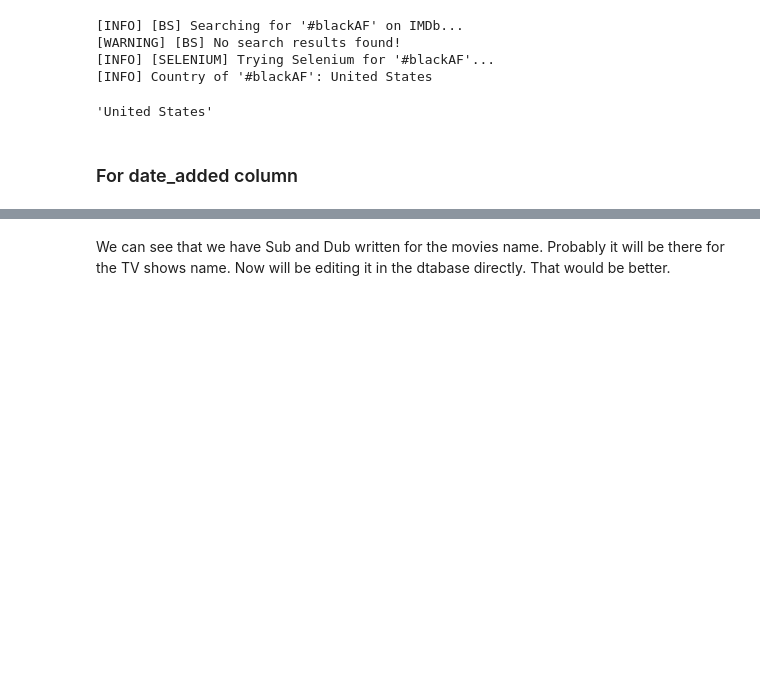
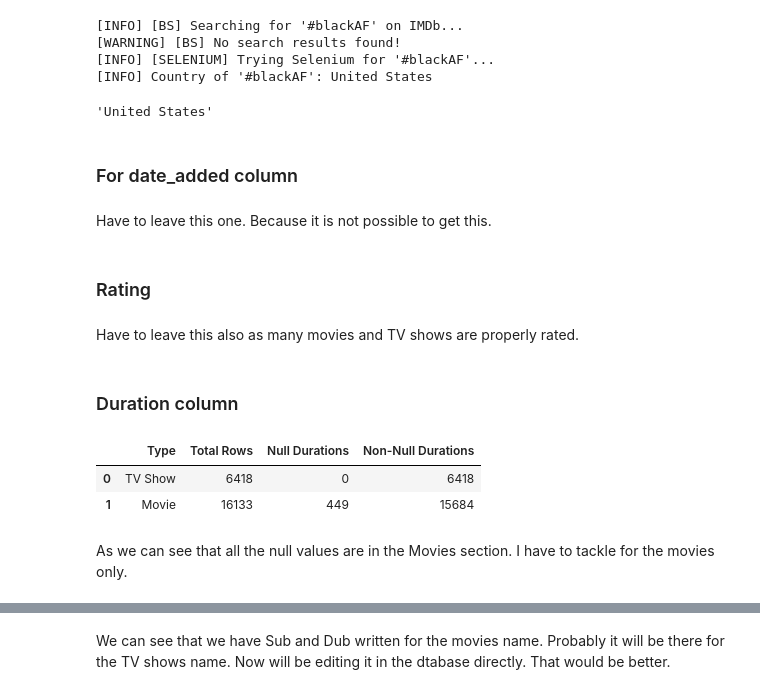
Before and after one commit to Krauser24816/OTT_movie_data_analysis, a Jupyter notebook: Missing_data_analysis.ipynb, the cells around one changed output, grey strips where cells are left out. Cells and saved outputs as stored; diff of their text form; code cells hidden in the pictures; blank space fills up the shorter version.

```diff
--- a/Missing_data_analysis.ipynb
+++ b/Missing_data_analysis.ipynb
@@ -752,3 +781,34 @@ get_movie_country("#blackAF")
 'United States'
 # %% [markdown]
 ### For date_added column
+# %% [markdown]
+Have to leave this one. Because it is not possible to get this.
+# %% [markdown]
+### Rating
+# %% [markdown]
+Have to leave this also as many movies and TV shows are properly rated.
+# %% [markdown]
+### Duration column
+# %%
+query = """
+SELECT
+    type,
+    COUNT(*) AS total_rows,
+    SUM(CASE WHEN duration IS NULL THEN 1 ELSE 0 END) AS null_durations,
+    SUM(CASE WHEN duration IS NOT NULL THEN 1 ELSE 0 END) AS non_null_durations
+FROM movies_data
+GROUP BY type;
+"""
+
+cursor.execute(query)
+result = cursor.fetchall()
+
+# Step 3: Display results using pandas
+df_analysis = pd.DataFrame(result, columns=['Type', 'Total Rows', 'Null Durations', 'Non-Null Durations'])
+display(df_analysis)
+# %% [output]
+|  | Type | Total Rows | Null Durations | Non-Null Durations |
+| 0 | TV Show | 6418 | 0 | 6418 |
+| 1 | Movie | 16133 | 449 | 15684 |
+# %% [markdown]
+As we can see that all the null values are in the Movies section. I have to tackle for the movies only.
```
Also changed, not shown: parts of 5 cells of this notebook.
